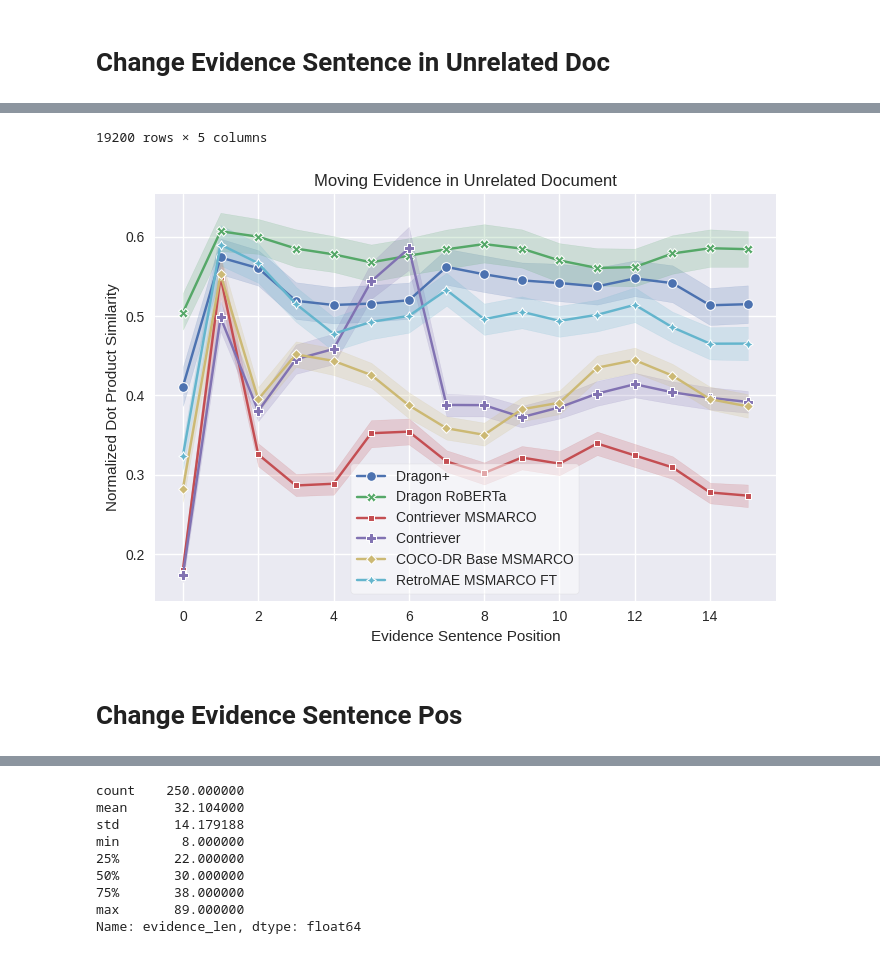
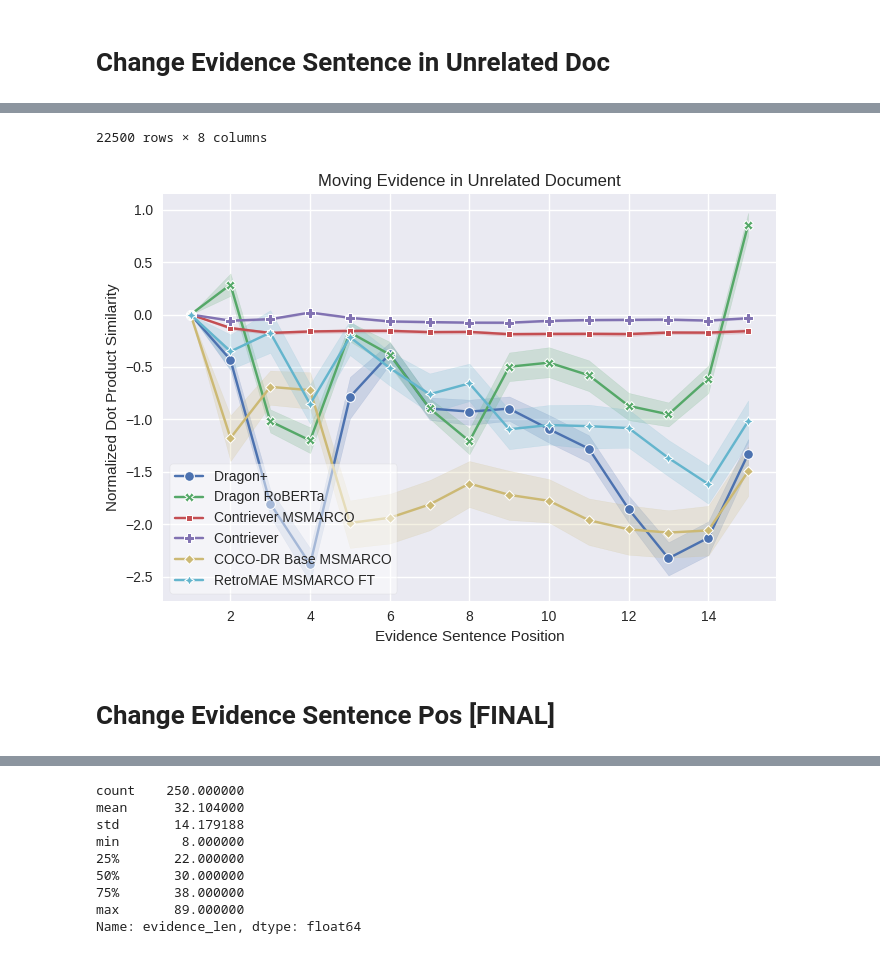
Before and after one commit to mohsenfayyaz/ColDeR, a Jupyter notebook: src/notebooks/Analysis_Position.ipynb, the cells around one changed output, grey strips where cells are left out. Cells and saved outputs as stored; diff of their text form; code cells hidden in the pictures.

```diff
--- a/src/notebooks/Analysis_Position.ipynb
+++ b/src/notebooks/Analysis_Position.ipynb
@@ -101,25 +112,27 @@ df["sents_len"].hist(bins=50)
 [figure]
 # %%
 df = df_raw.copy()
-UNRELATED_SENTS = df.loc[1785]["sents"]
-df = df[df["title"] != "Brazil–Pakistan relations"]
+UNRELATED_SENTS = df.loc[3807]["sents"]
+df = df[df["title"] != df.loc[3807]["title"]]
 
 def flatten(xss):
     return [x for xs in xss for x in xs]
 
 df = df[df["evidence_sent_ids"].str.len() == 1]  # 1 Evidence
 df = df[df["evidence_sents"].str.len() == 1]  # 1 Evidence Sentence
+df = df[df["head_entity"].str.len() == 1]  # 1 Head
+df = df[df["head_entity_in_evidence"].str.len() == 1]  # 1 Head in Evidence
+df = df[df["head_entity_names"].str.len() == 1]  # All heads have the same name
 # Filter Repeated Labels (Only 1 h->t)
-def not_repeated_label(label, labels):
-    repeat_count = 0
-    for l in labels:
-        if l['h'] == label['h'] and l['t'] == label['t']:
-            repeat_count += 1
-    return True if repeat_count == 1 else False
-df["repeated_label"] = df.apply(lambda r: not_repeated_label(r["label"], r["labels"]), axis=1)
-df = df[df["repeated_label"]]
+# def not_repeated_label(label, labels):
+#     repeat_count = 0
+#     for l in labels:
+#         if l['h'] == label['h'] and l['t'] == label['t']:
+#             repeat_count += 1
+#     return True if repeat_count == 1 else False
+# df["repeated_label"] = df.apply(lambda r: not_repeated_label(r["label"], r["labels"]), axis=1)
+# df = df[df["repeated_label"]]
 print(len(df))
-df = df.sample(200)
 
 # df["sents_complete"] = df["sents"].apply(lambda x: " ".join(flatten(x)))
 # df["head_wo_tail_sentence"] = df.apply(lambda r: " ".join(flatten([s for i, s in enumerate(r["sents"]) if i not in [r["evidence_sent_ids"]][0]])), axis=1)
@@ -133,9 +146,12 @@ for pos in range(15):
         return sents
     df[f"sents_complete_w_evidence_{pos}"] = df.apply(lambda r: " ".join(flatten(add_evidence(pos, r))), axis=1)
     sents_cols.append(f"sents_complete_w_evidence_{pos}")
-df[f"sents_complete_w_evidence_{-1}"] = df.apply(lambda r: " ".join(flatten(UNRELATED_SENTS)), axis=1)
-sents_cols.append(f"sents_complete_w_evidence_{-1}")
+
+# df[f"sents_complete_w_evidence_{-1}"] = df.apply(lambda r: " ".join(flatten(UNRELATED_SENTS)), axis=1)
+# sents_cols.append(f"sents_complete_w_evidence_{-1}")
+
 # df["sents_complete_w_beginning"] = df.apply(lambda r: r["head_w_tail_sentence"] + " " + r["sents_complete"].replace(r["head_wo_tail_sentence"], "").replace(r["head_w_tail_sentence"], ""), axis=1)
 
-df.head(1)
+df = df.sample(250, random_state=0)
+df.head(2)
 # %% [output]
@@ -181,4 +271,5 @@ df_dot2 = df.copy()
 # %%
+# OLD
 df = df_dot2.copy()
 df.head(3)
 dfr = []
@@ -187,12 +278,16 @@ for row in df.to_dict(orient="records"):
         for query_model, context_model, POOLING in cfgs:
             new_col = f"{query_model}_{sent_col}_dot"
             dfr.append({
+                "query_id": row["query_id"],
                 "query_model": query_model,
                 "sent_col": sent_col,
                 "evidence_pos": int(sent_col.split("_")[-1]) + 1,
                 "dot": row[new_col],
             })
 dfr = pd.DataFrame(dfr)
+dfr["dot_0"] = dfr.apply(lambda r: dfr[(dfr["query_model"] == r["query_model"]) & (dfr["query_id"] == r["query_id"]) & (dfr["evidence_pos"] == 1)]["dot"].iloc[0], axis=1)
+dfr["dot_diff_0"] = dfr.apply(lambda r: r["dot"] - dfr[(dfr["query_model"] == r["query_model"]) & (dfr["query_id"] == r["query_id"]) & (dfr["evidence_pos"] == 1)]["dot"].iloc[0], axis=1)
+
 
 model_mins = {}
 model_maxs = {}
@@ -203,6 +298,7 @@ for row in tqdm(dfr.to_dict(orient="records")):
         model_maxs[row["query_model"]] = dfr[dfr["query_model"] == row["query_model"]]["dot"].max()
     dot_n.append((row["dot"] - model_mins[row["query_model"]]) / (model_maxs[row["query_model"]] - model_mins[row["query_model"]]))
 dfr["dot_normalized"] = dot_n
+dfr["dot_normalized"] = dfr["dot_diff_0"]
 
 model_mappings = {
     "OpenMatch/cocodr-base-msmarco": ("COCO-DR", "Base MSMARCO"),
@@ -242,7 +338,7 @@ dfr
-19200 rows × 5 columns
+22500 rows × 8 columns
-[figure, old version]
+[figure, new version]
 # %% [markdown]
-# Change Evidence Sentence Pos
+# Change Evidence Sentence Pos [FINAL]
 # %%
 df = df_raw.copy()
 def flatten(xss):
```
Also changed, not shown: parts of 12 cells of this notebook, 17 other files.
